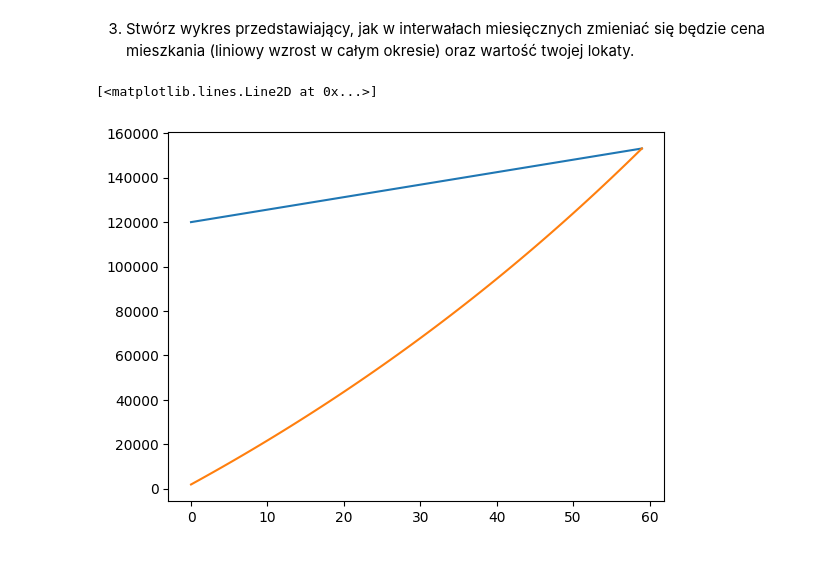
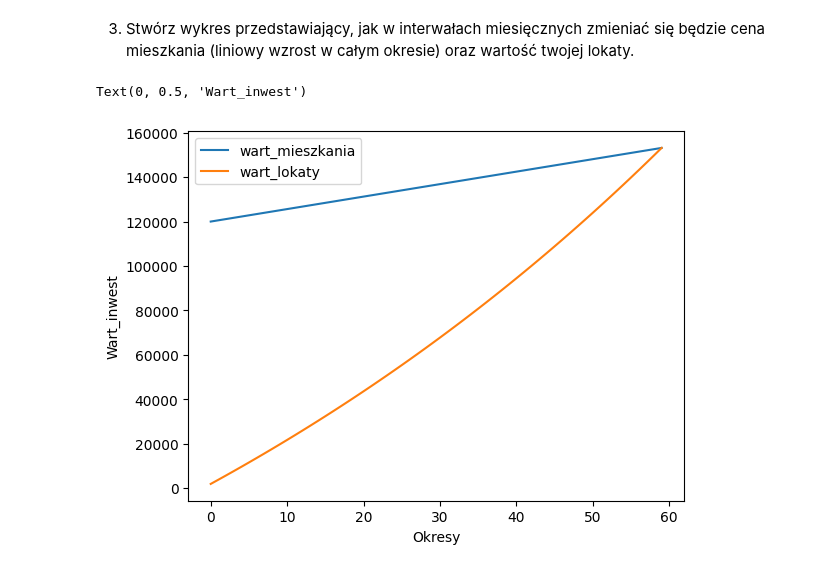
Before and after one commit to capitanigit/Mod7, a Jupyter notebook: Mod7_Mieszkanie.ipynb, the cells around one changed output. Drawn from its saved outputs; the diff is of its cells as text; code cells hidden in the pictures.

```diff
--- a/Mod7_Mieszkanie.ipynb
+++ b/Mod7_Mieszkanie.ipynb
@@ -7,7 +7,8 @@ import matplotlib.pyplot as plot
 # %% [markdown]
 1. Ile będzie wynosiła orientacyjna cena mieszkania za 5 lat?
 # %%
-np.around(npfi.fv(0.05, 5, 0, -120000),2)
+cena = np.around(npfi.fv(0.05, 5, 0, -120000),2)
+cena
 # %% [output]
 153153.79
 # %% [markdown]
@@ -23,11 +24,14 @@ Ad 2. W każdym miesiącu musisz wpłacać 1875,28 zł
 # %% [markdown]
 3. Stwórz wykres przedstawiający, jak w interwałach miesięcznych zmieniać się będzie cena mieszkania (liniowy wzrost w całym okresie) oraz wartość twojej lokaty.
 # %%
-x=np.linspace(120000,153153.79,60)
+x=np.linspace(120000,cena,60)
 per=np.arange(1,5*12+1,dtype=int)
-y=np.around(npfi.ppmt(0.12/12, per, 5*12, -153153.79),2).cumsum()
-plot.plot(x,label='wartość mieszkania')
-plot.plot(y,label='wartość lokaty')
+y=np.around(npfi.ppmt(0.12/12, per, 5*12, -cena),2).cumsum()
+plot.plot(x,label='wart_mieszkania')
+plot.plot(y,label='wart_lokaty')
+plot.legend()
+plot.xlabel('Okresy')
+plot.ylabel('Wart_inwest')
 # %% [output]
-[<matplotlib.lines.Line2D at 0x...>]
+Text(0, 0.5, 'Wart_inwest')
-[figure, old version]
+[figure, new version]
```
Also changed, not shown: parts of 1 cell of this notebook.
